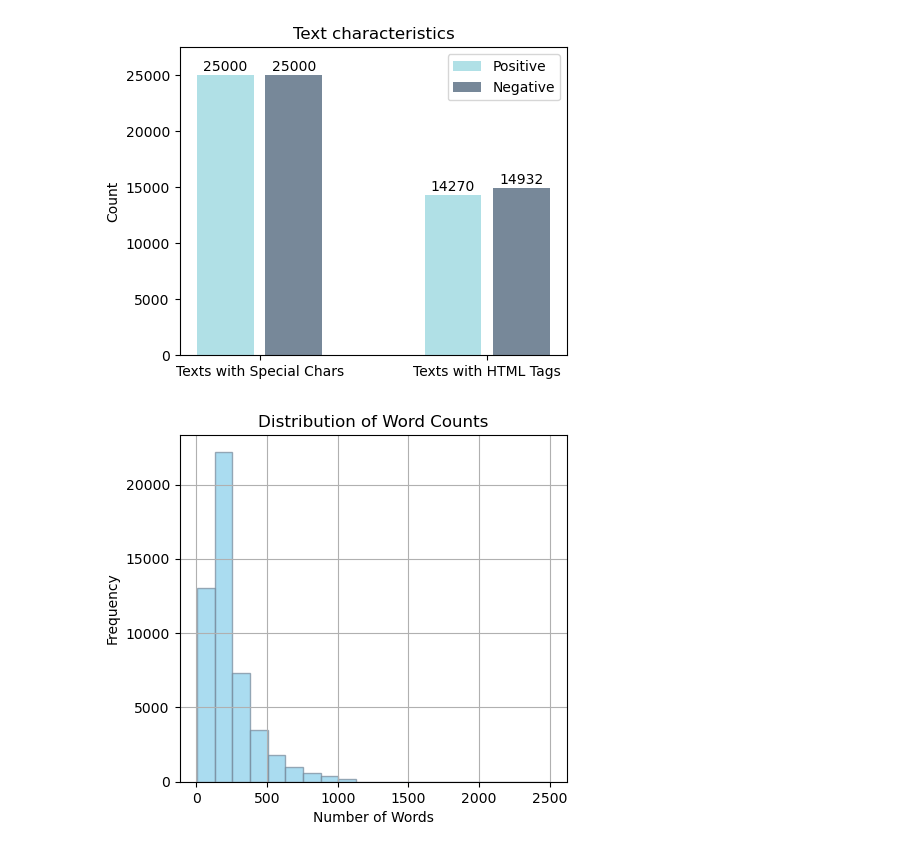
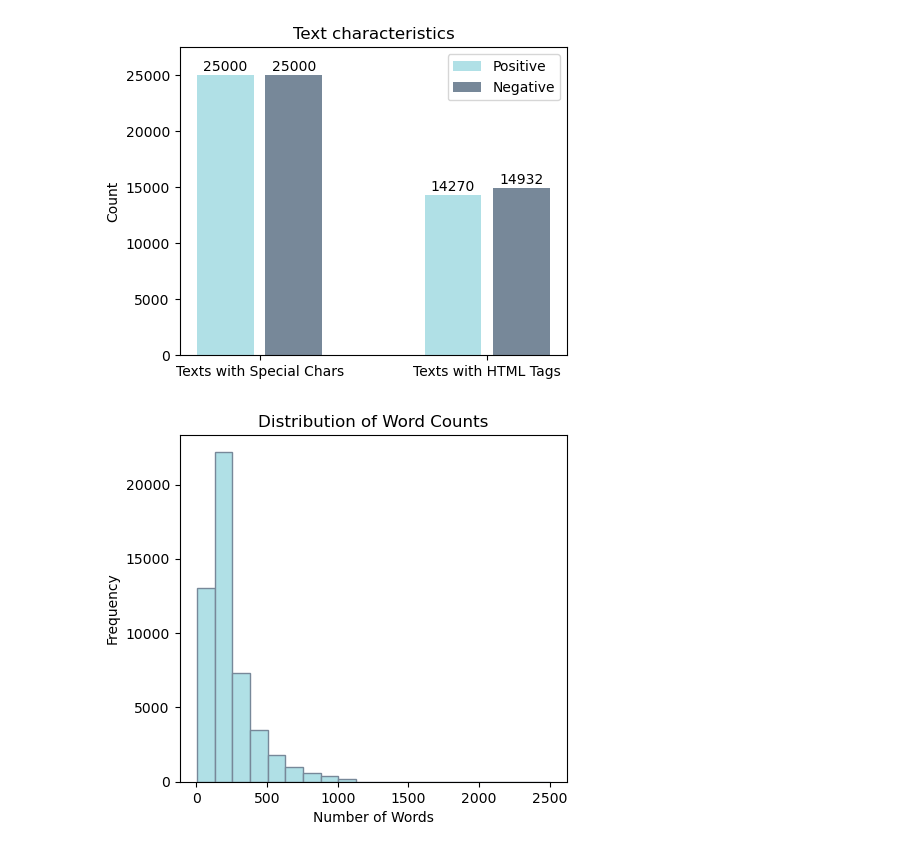
Before and after one commit to Happlesful/proj, a Jupyter notebook: analysis.ipynb, the cells around one changed output. Drawn from its saved outputs; the diff is of its cells as text; code cells hidden in the pictures.

Commit message:
recoloured graphs

```diff
--- a/analysis.ipynb
+++ b/analysis.ipynb
@@ -158,12 +158,11 @@ plt.show()
 [figure]
 # %%
 plt.figure(figsize=(5, 4.5))
-plt.hist(counts[3], bins=20, color='skyblue',
-         edgecolor='lightslategray', alpha=0.7)
+plt.hist(counts[3], bins=20, color='powderblue',
+         edgecolor='lightslategray')
 plt.xlabel('Number of Words')
 plt.ylabel('Frequency')
 plt.title('Distribution of Word Counts')
-plt.grid(True)
 plt.show()
 # %% [output]
-[figure, old version]
+[figure, new version]
```
